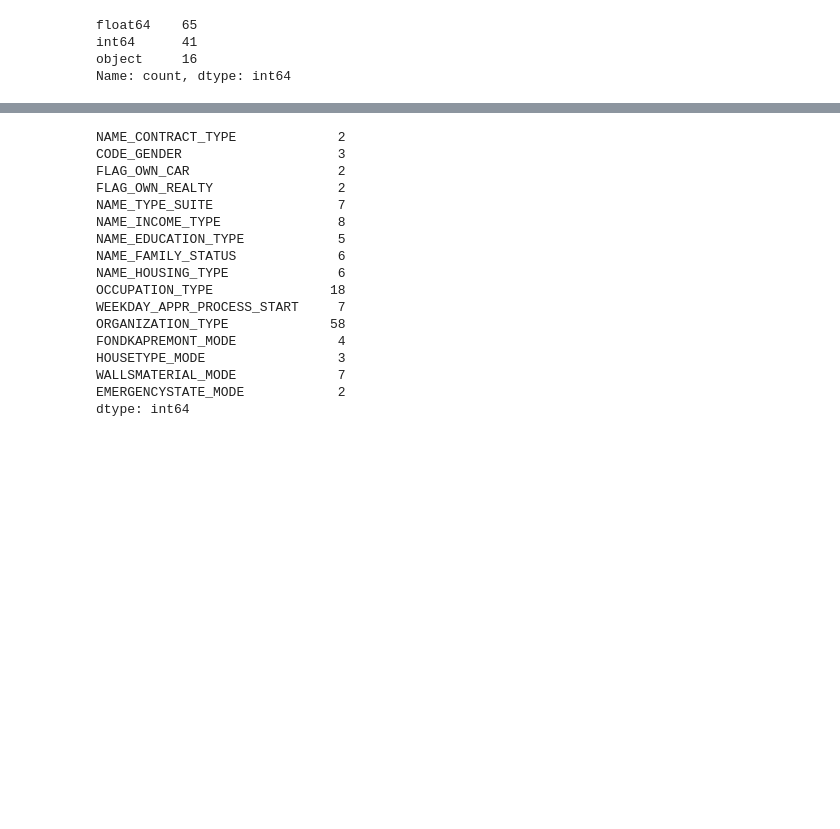
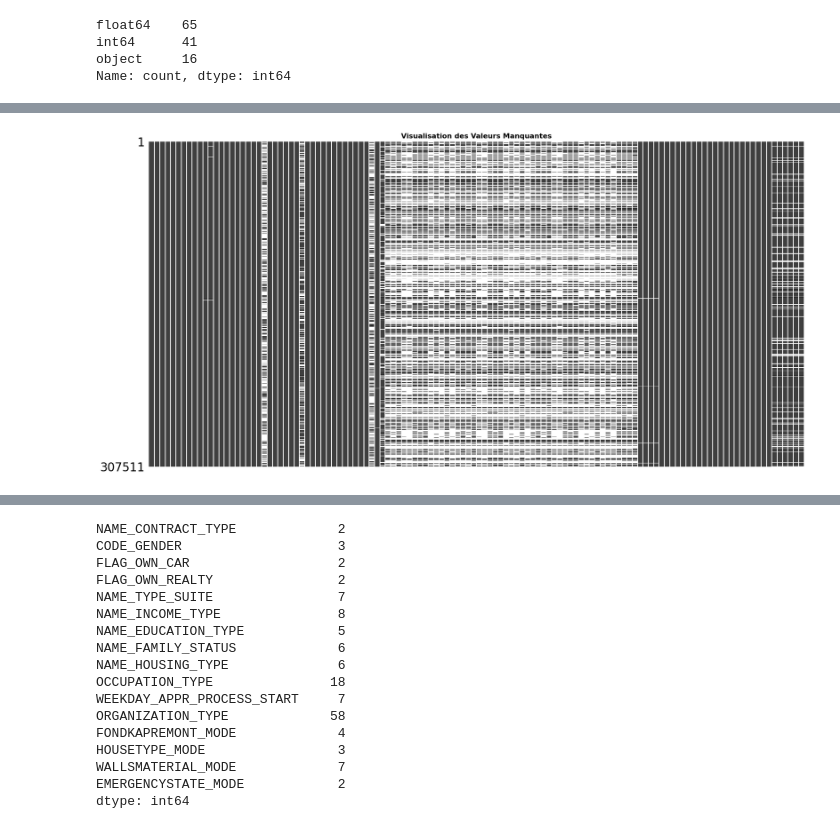
Before and after one commit to GaryMauger/P7_implementer_modele_scoring, a Jupyter notebook: Projet_7.ipynb, the cells around one changed output, grey strips where cells are left out. Saved outputs shown, nothing was run; the diff lists cells and outputs as text; code cells hidden in the pictures; blank space fills up the shorter version.

```diff
--- a/Projet_7.ipynb
+++ b/Projet_7.ipynb
@@ -317,0 +474,8 @@ Name: count, dtype: int64
+# %%
+# Et on visualise les valeurs manquantes avec missingno :
+msno.matrix(df_application_train, figsize=(20, 10), sparkline=False)
+plt.title("Visualisation des Valeurs Manquantes de Train", fontsize=12, fontweight="bold")
+plt.xticks(fontsize=8)
+plt.show()
+# %% [output]
+[figure, added]
```
Also changed, not shown: parts of 50 cells of this notebook.
